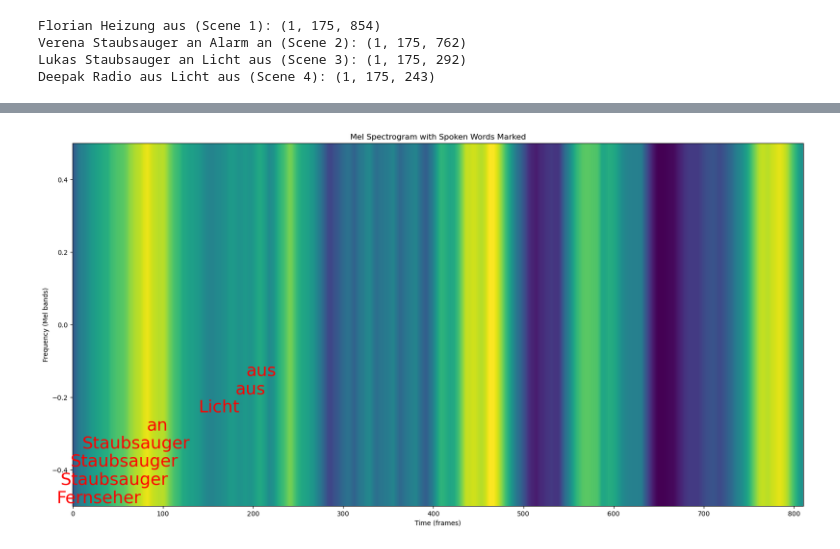
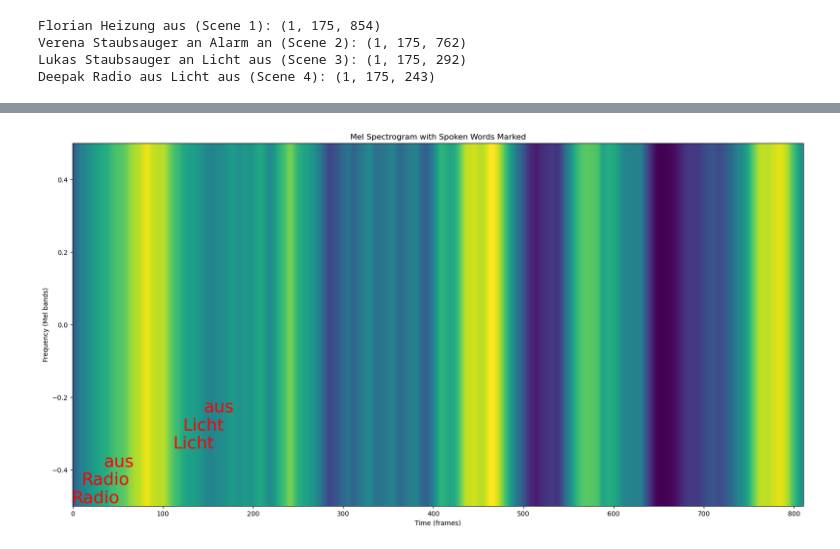
Before and after one commit to flipmeixner/mlpc, a Jupyter notebook: Code/inference.ipynb, the cells around one changed output, grey strips where cells are left out. Cells and saved outputs as stored; diff of their text form; code cells hidden in the pictures.

```diff
--- a/Code/inference.ipynb
+++ b/Code/inference.ipynb
@@ -99,2 +104,26 @@ len(words)
+# %%
+threshold_60 = [13, 14]
+threshold_80 = [6]
+threshold_99 = [1, 2, 3, 12, 19]
 # %%
-segments_1.shape
+def predictions(results):
+    prediction_counts = {name: 0 for name in class_mapping.values()}
+    words_position = []
+    for i, result in enumerate(results):
+        probabilities = np.array(result[0])
+        threshold = 0.9
+        predicted_index = np.argmax(probabilities)
+        if predicted_index in threshold_60:
+            threshold = 0.6
+        elif predicted_index in threshold_99:
+            threshold = 0.99
+        elif predicted_index in threshold_80:
+            threshold = 0.8
+        if max(probabilities) > threshold:
+            predicted_class = class_mapping[predicted_index]
+            prediction_counts[predicted_class] += 1
+            words_position.append([i, predicted_class])
+    for class_name, count in prediction_counts.items():
+        if count>0:
+            print(f"{class_name}: {count}")
+    return words_position
@@ -171,34 +186,37 @@ spectrogram = spectrogram.T
 #spectrogram = spectrogram[:, ::downsample_factor]
 # Plotting the spectrogram
 plt.figure(figsize=(20, 10))
 plt.imshow(spectrogram, aspect='auto', origin='lower', cmap='viridis')
 plt.title('Mel Spectrogram with Spoken Words Marked')
 plt.xlabel('Time (frames)')
 plt.ylabel('Frequency (Mel bands)')
 
 # Mark the spoken words on the spectrogram
-predictions = words_position
+predictions_1 = words_position_1
+predictions_2 = words_position_2
+predictions_3 = words_position_3
+predictions_4 = words_position_4
 # Add text annotations
 """
 for idx, word in predictions:
     print(idx)
     plt.text(idx, -0.5, word, color='red', fontsize=12, ha='center', va='bottom')"""
 unique_predictions = []
 last_word = None
 range_limit = 10  # Define a range to skip close duplicate words
 
-for idx, word in predictions:
+for idx, word in predictions_4:
     if last_word is None or word != last_word or (unique_predictions and idx - unique_predictions[-1][0] > range_limit):
         unique_predictions.append((idx, word))
         last_word = word
 
 # Add text annotations
 position = -0.5
 for idx, word in unique_predictions:
     plt.text(idx, position, word, color='red', fontsize=26, ha='center', va='bottom')
     position += 0.05
 
 plt.show()
 # %% [output]
-[figure, old version]
+[figure, new version]
 # %%
```
Also changed, not shown: parts of 9 cells of this notebook, 51 other files.
